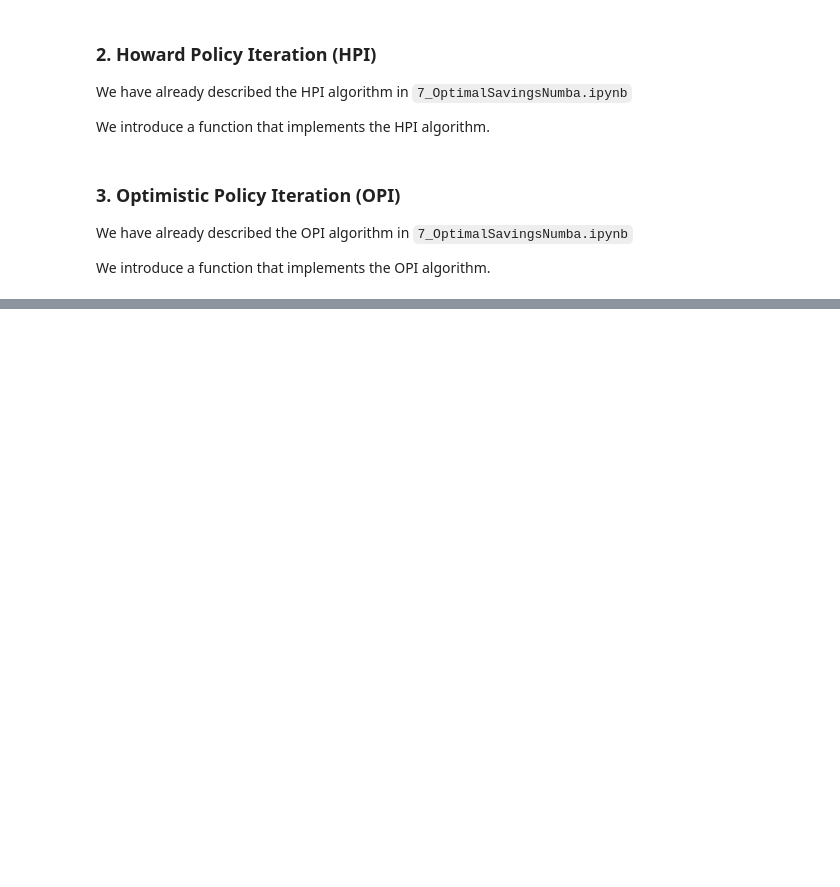
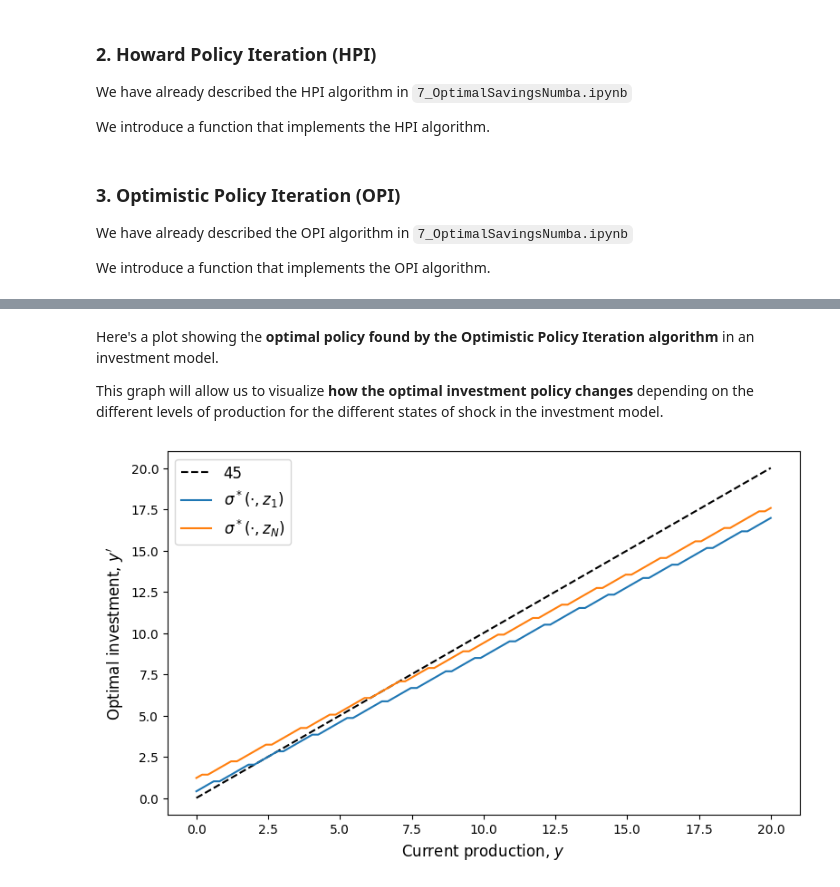
Before and after one commit to mloyorev/Theory, a Jupyter notebook: 8_InvestmentAdjustmentCostsNumba.ipynb, the cells around one changed output, grey strips where cells are left out. Cells and saved outputs as stored; diff of their text form; code cells hidden in the pictures; blank space fills up the shorter version.

```diff
--- a/8_InvestmentAdjustmentCostsNumba.ipynb
+++ b/8_InvestmentAdjustmentCostsNumba.ipynb
@@ -400,0 +404,24 @@ OPI completed in 33.80146884918213 seconds.
+# %% [markdown]
+Here's a plot showing the **optimal policy found by the Optimistic Policy Iteration algorithm** in an investment model.
+
+This graph will allow us to visualize **how the optimal investment policy changes** depending on the different levels of production for the different states of shock in the investment model.
+# %%
+ft = 12
+model = create_investment_model()
+beta, a_0, a_1, gamma, c, y_size, z_size, y_grid, z_grid, Q = model
+
+sigma_star = optimistic_policy_iteration(model)
+
+fig, ax = plt.subplots(figsize=(9, 5.2))
+
+ax.plot(y_grid, y_grid, "k--", label="45")
+ax.plot(y_grid, y_grid[sigma_star[:, 1]], label="$\\sigma^*(\cdot, z_1)$")
+ax.plot(y_grid, y_grid[sigma_star[:, -1]], label="$\\sigma^*(\cdot, z_N)$")
+
+ax.legend(fontsize = ft)
+ax.set_xlabel("Current production, $y$", fontsize = ft)
+ax.set_ylabel("Optimal investment, $y'$", fontsize = 12)
+
+plt.show()
+# %% [output]
+[figure, added]
```
Also changed, not shown: parts of 8 cells of this notebook.
